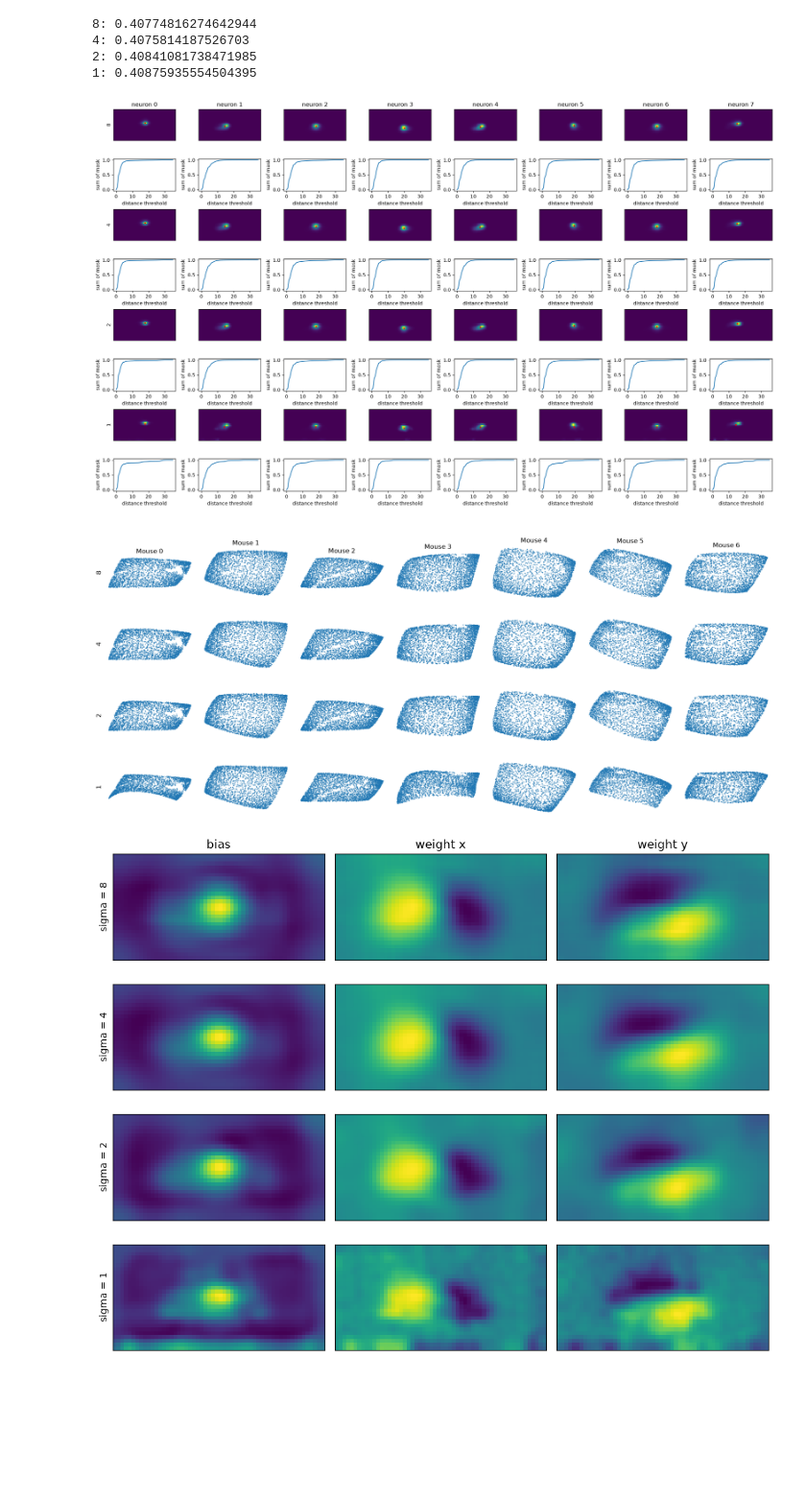
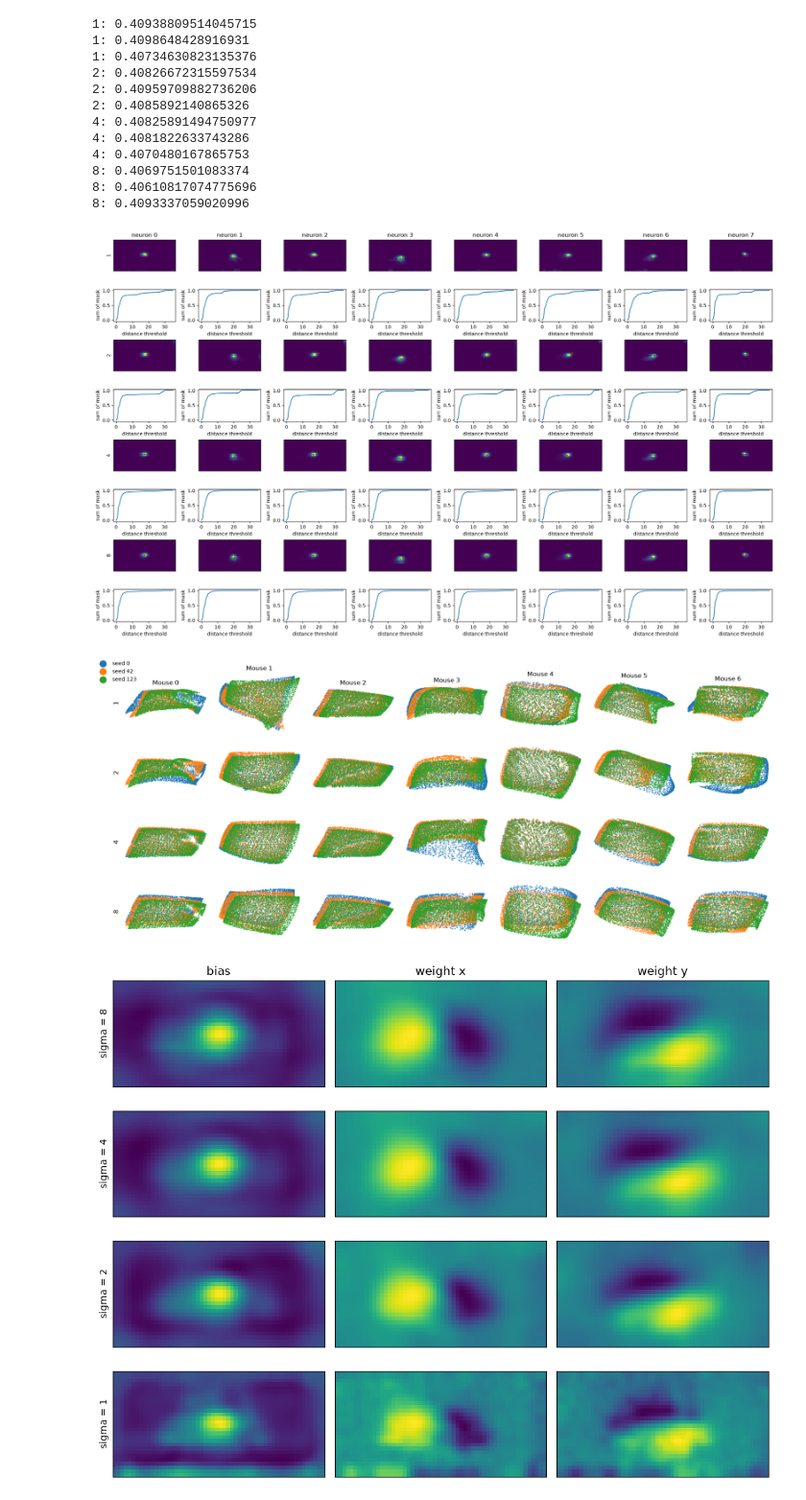
Before and after one commit to NathanSoeding/sensorium, a Jupyter notebook: analysis/smoothness_sweep.ipynb, the cells around one changed output. Shown at 96% size. Saved outputs shown, nothing was run; the diff lists cells and outputs as text; code cells hidden in the pictures; blank space fills up the shorter version.

```diff
--- a/analysis/smoothness_sweep.ipynb
+++ b/analysis/smoothness_sweep.ipynb
@@ -64,19 +76,29 @@ Passed `batch_norm_scale` as an iterable, ignoring `final_batchnorm_scale`.
 # %%
 from sensorium.utility.scores import get_correlations
 
-for sigma, model in models.items():
-    print(f'{sigma}: {get_correlations(model, dataloaders['validation'], device=device, per_neuron=False)}')
+for sigma, sigma_models in models.items():
+    for model in sigma_models:
+        print(f'{sigma}: {get_correlations(model, dataloaders['validation'], device=device, per_neuron=False)}')
 # %% [output]
-8: 0.40774816274642944
-4: 0.4075814187526703
-2: 0.40841081738471985
-1: 0.40875935554504395
+1: 0.40938809514045715
+1: 0.4098648428916931
+1: 0.40734630823135376
+2: 0.40826672315597534
+2: 0.40959709882736206
+2: 0.4085892140865326
+4: 0.40825891494750977
+4: 0.4081822633743286
+4: 0.4070480167865753
+8: 0.4069751501083374
+8: 0.40610817074775696
+8: 0.4093337059020996
 # %%
 n = 8
 fig, axs = plt.subplots(len(models) * 2, n, figsize=(20, 12))
 neurons = None
 
-for i, (sigma, model) in enumerate(models.items()):
+for i, (sigma, sigma_models) in enumerate(models.items()):
+    model = sigma_models[0]
     spatials = torch.cat([model.readout[k].spatial.detach().cpu() for k in [data_keys[6]]])
     neurons = torch.randperm(spatials.shape[0])[:n] if neurons is None else neurons
     for j in range(n):
@@ -124,27 +146,30 @@ for i, (sigma, model) in enumerate(models.items()):
 
 plt.tight_layout()
 # %% [output]
-[figure, old version]
+[figure, new version]
 # %%
 full_grids = {}
-for sigma, model in models.items():
-    grids = []
-    for key in data_keys:
-        spatial = model.readout[key].spatial.detach().cpu()
-        n, h, w = spatial.shape
-        y = spatial.sum(dim=2)  # n, h
-        x = spatial.sum(dim=1)  # n, w
+for sigma, sigma_models in models.items():
+    sigma_grids = []
+    for model in sigma_models:
+        grids = []
+        for key in data_keys:
+            spatial = model.readout[key].spatial.detach().cpu()
+            n, h, w = spatial.shape
+            y = spatial.sum(dim=2)  # n, h
+            x = spatial.sum(dim=1)  # n, w
 
-        y_pos = torch.arange(h).unsqueeze(0).expand(n, h)
-        x_pos = torch.arange(w).unsqueeze(0).expand(n, w)
+            y_pos = torch.arange(h).unsqueeze(0).expand(n, h)
+            x_pos = torch.arange(w).unsqueeze(0).expand(n, w)
 
-        y_avg = (y_pos * y).sum(dim=1)
-        x_avg = (x_pos * x).sum(dim=1)
+            y_avg = (y_pos * y).sum(dim=1)
+            x_avg = (x_pos * x).sum(dim=1)
 
-        grid = torch.stack([x_avg, y_avg], dim=1)
-        grids.append(grid)
+            grid = torch.stack([x_avg, y_avg], dim=1)
+            grids.append(grid)
+        sigma_grids.append(grids)
 
-    full_grids[sigma] = grids
+    full_grids[sigma] = sigma_grids
 # %%
 model_seeds = [0, 42, 123]
 model_types = full_grids
@@ -154,43 +179,45 @@ num_models = len(model_seeds)
 
 fig, axs = plt.subplots(len(model_types), num_mice, figsize=(18, 8))
 
-for row_idx, (type_name, grids) in enumerate(model_types.items()):
+for row_idx, (type_name, grids) in enumerate(full_grids.items()):
     for mouse_idx in range(num_mice):
         ax = axs[row_idx, mouse_idx]
-        grid = grids[mouse_idx]
-        ax.scatter(
-            grid[:, 0], grid[:, 1],
-            alpha=1, s=0.1,
-        )
+        for model_idx in range(num_models):
+            grid = grids[model_idx][mouse_idx]
+            ax.scatter(
+                grid[:, 0], grid[:, 1],
+                alpha=1, s=0.1,
+                label=f"seed {model_seeds[model_idx]}",
+            )
         ax.set_aspect('equal')
 
         # remove spines and ticks
         for spine in ax.spines.values():
             spine.set_visible(False)
         ax.set_xticks([])
         ax.set_yticks([])
 
         # column labels on top row only
         if row_idx == 0:
             ax.set_title(f"Mouse {mouse_idx}")
 
         # row labels on first column only
         if mouse_idx == 0:
             ax.set_ylabel(type_name, rotation=90, size='large')
 
 # single shared legend for seeds (bigger markers than the tiny scatter points)
 handles, labels = axs[0, 0].get_legend_handles_labels()
 fig.legend(
     handles, labels,
     bbox_to_anchor=(0.05, 1.0),
     markerscale=40,
     frameon=False,
 )
 
 plt.tight_layout()
 plt.show()
 # %% [output]
-[figure, old version]
+[figure, new version]
 # %%
 fig, axs = plt.subplots(4, 3, figsize=(10, 8))
 for i, (sigma, model) in enumerate(models.items()):
```
Also changed, not shown: parts of 15 cells of this notebook, 3 other files.
